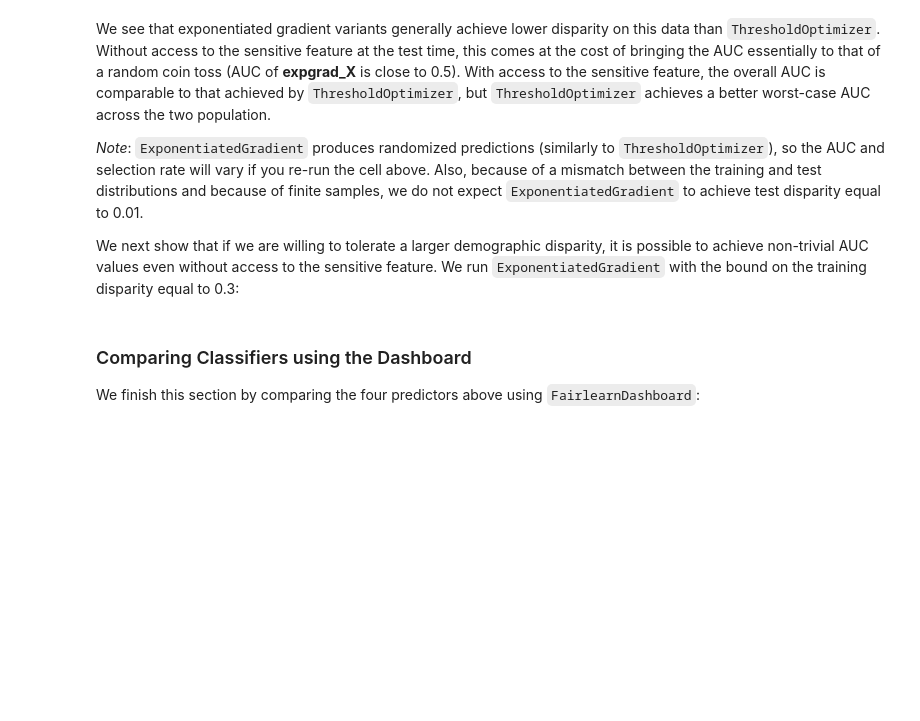
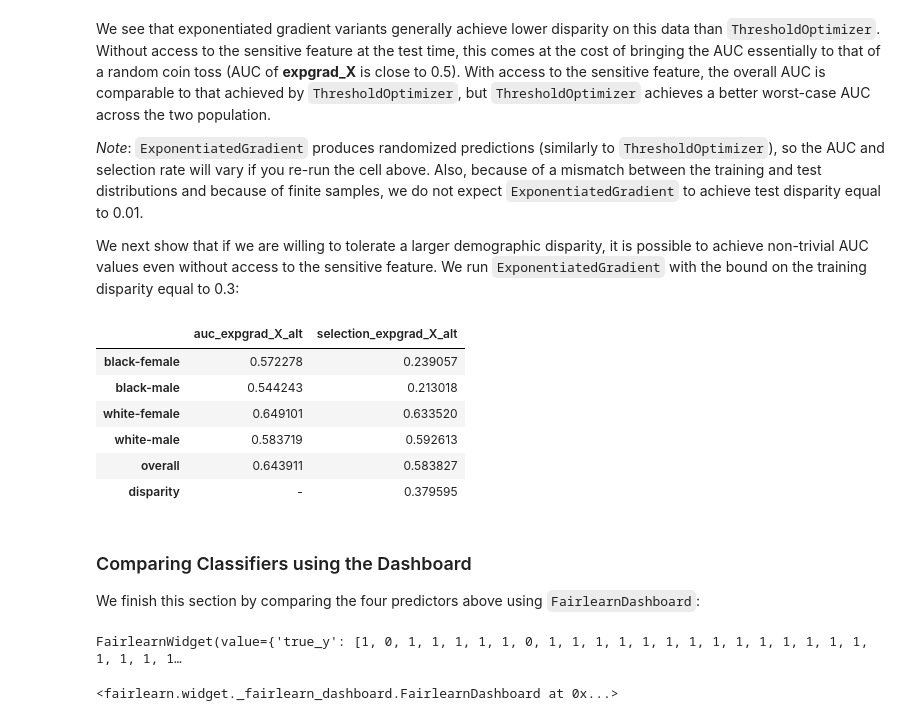
Before and after one commit to fairlearn/fairlearn, a Jupyter notebook: notebooks/Mitigating Disparities in Ranking from Binary Data.ipynb, the cells around one changed output. Drawn from its saved outputs; the diff is of its cells as text; code cells hidden in the pictures; blank space fills up the shorter version.

```diff
--- a/notebooks/Mitigating Disparities in Ranking from Binary Data.ipynb
+++ b/notebooks/Mitigating Disparities in Ranking from Binary Data.ipynb
@@ -437,37 +471,49 @@ We next show that if we are willing to tolerate a larger demographic disparity,
 # %%
 expgrad_X_alt = ExponentiatedGradient(
     LogisticRegression(solver='liblinear', fit_intercept=True),
     constraints=DemographicParity(),
     eps=0.3, # This has changed from 0.01 in the above examples
     nu=1e-6)
 
 expgrad_X_alt.fit(
     X_train.iloc[balanced_index,:],
     y_train.iloc[balanced_index],
-    sensitive_features=A_train.iloc[balanced_index])
+    sensitive_features=merged_A_train.iloc[balanced_index])
 
 scores_expgrad_X_alt = pd.Series(
     expgrad_X_alt.predict(X_test), name="scores_expgrad_X_alt")
 
 auc_expgrad_X_alt = group_metric_as_df(
     "auc_expgrad_X_alt",
-    group_roc_auc_score(y_test, scores_expgrad_X_alt, A_test))
+    group_roc_auc_score(y_test, scores_expgrad_X_alt, merged_A_test))
 sel_expgrad_X_alt = group_metric_as_df(
     "selection_expgrad_X_alt",
-    group_mean_prediction(y_test, scores_expgrad_X_alt, A_test))
+    group_mean_prediction(y_test, scores_expgrad_X_alt, merged_A_test))
 
 auc_expgrad_X_alt.loc['disparity'] = '-'
-sel_expgrad_X_alt.loc['disparity'] = (sel_expgrad_X_alt.loc['white'] - sel_expgrad_X_alt.loc['black']).abs()
+sel_expgrad_X_alt.loc['disparity'] = (sel_expgrad_X_alt.loc['white-male'] - sel_expgrad_X_alt.loc['black-male']).abs()
 
 display(pd.concat([auc_expgrad_X_alt, sel_expgrad_X_alt], axis=1))
+# %% [output]
+|  | auc_expgrad_X_alt | selection_expgrad_X_alt |
+| black-female | 0.572278 | 0.239057 |
+| black-male | 0.544243 | 0.213018 |
+| white-female | 0.649101 | 0.633520 |
+| white-male | 0.583719 | 0.592613 |
+| overall | 0.643911 | 0.583827 |
+| disparity | - | 0.379595 |
 # %% [markdown]
 ### Comparing Classifiers using the Dashboard
 
 We finish this section by comparing the four predictors above using `FairlearnDashboard`:
 # %%
-FairlearnDashboard(sensitive_features=A_test, sensitive_feature_names=['Race'],
+FairlearnDashboard(sensitive_features=merged_A_test, sensitive_feature_names=['race-gender'],
                    y_true=y_test,
                    y_pred={"postprocessing": scores_pp,
                            "expgrad_X": scores_expgrad_X,
                            "expgrad_X_alt": scores_expgrad_X_alt,
-                           "expgrad_XA": scores_expgrad_XA})
+                           #"expgrad_XA": scores_expgrad_XA
+                          })
+# %% [output]
+FairlearnWidget(value={'true_y': [1, 0, 1, 1, 1, 1, 1, 0, 1, 1, 1, 1, 1, 1, 1, 1, 1, 1, 1, 1, 1, 1, 1, 1, 1, 1…
+<fairlearn.widget._fairlearn_dashboard.FairlearnDashboard at 0x...>
```
Also changed, not shown: parts of 10 cells of this notebook.
